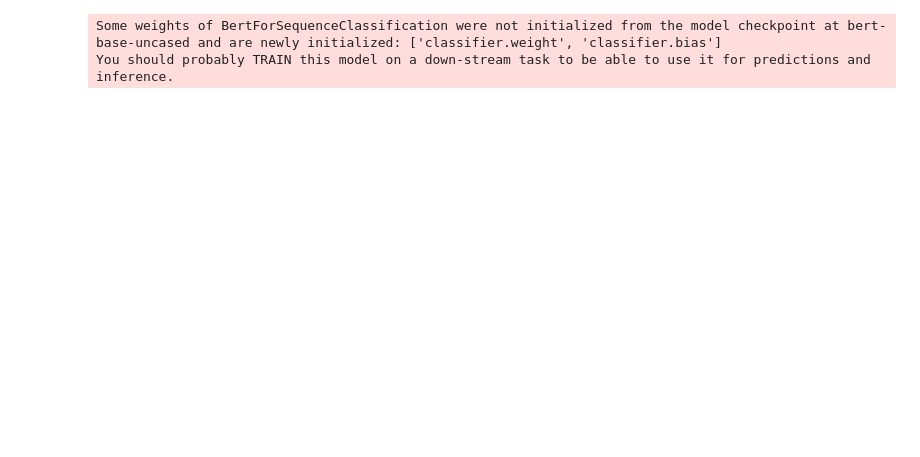
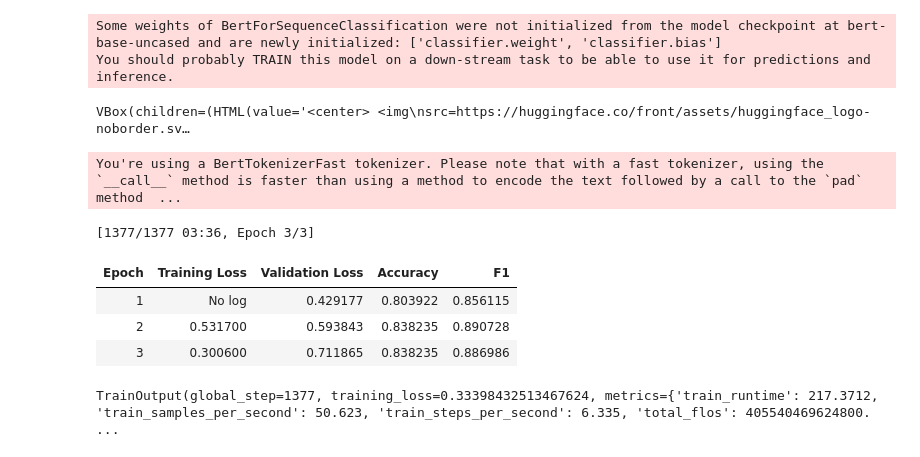
Before and after one commit to chineidu/NLP-Tutorial, a Jupyter notebook: notebook/06_Transformers/02_fineTuning.ipynb, the cells around one changed output. Cells and saved outputs as stored; diff of their text form; code cells hidden in the pictures; blank space fills up the shorter version.

```diff
--- a/notebook/06_Transformers/02_fineTuning.ipynb
+++ b/notebook/06_Transformers/02_fineTuning.ipynb
@@ -455,14 +457,29 @@ Training:
 # %%
 import evaluate
 
-from transformers import Trainer
-from transformers import TrainingArguments
-
-training_args = TrainingArguments("test-trainer")
-
+def tokenize_function(example):
+    """This is used to tokenize the elements in the dataset."""
+    return tokenizer(example["sentence1"], example["sentence2"], truncation=True)
 
 def compute_metrics(eval_preds):
+    """This will be used to evaluate the model's performance during training."""
     metric = evaluate.load("glue", "mrpc")
     logits, labels = eval_preds
     predictions = np.argmax(logits, axis=-1)
     return metric.compute(predictions=predictions, references=labels)
+# %%
+# Download the MRPC dataset like this:
+from datasets import load_dataset
+from transformers import AutoTokenizer
+from transformers import DataCollatorWithPadding
+
+
+raw_datasets = load_dataset(path="glue", name="mrpc")
+
+checkpoint = "bert-base-uncased"
+tokenizer = AutoTokenizer.from_pretrained(checkpoint)
+
+# Apply the `tokenize_function` on the entire dataset
+# Recommended!
+tokenized_datasets = raw_datasets.map(tokenize_function, batched=True)
+tokenized_datasets
@@ -469,14 +501,31 @@ def compute_metrics(eval_preds):
+# %%
+# Data collator that will dynamically pad the inputs received.
+data_collator = DataCollatorWithPadding(tokenizer=tokenizer)
 # %%
+from transformers import Trainer
+from transformers import TrainingArguments
+
+
 # Define a TrainingArguments class with hyperparameters to be used by the
 # Trainer for training and evaluation.
 training_args = TrainingArguments(output_dir="test-trainer",
                                   evaluation_strategy="epoch",
+                                  push_to_hub=False,
                                   )
 
 
 # Initialize the model
-model = AutoModelForSequenceClassification.from_pretrained(checkpoint, num_labels=2)
+model = AutoModelForSequenceClassification.from_pretrained(checkpoint,
+                                                           num_labels=2)
 # %% [output]
 Some weights of BertForSequenceClassification were not initialized from the model checkpoint at bert-base-uncased and are newly initialized: ['classifier.weight', 'classifier.bias']
 You should probably TRAIN this model on a down-stream task to be able to use it for predictions and inference.
+# %%
+# This is used to access the Huggingface Hub using an access token
+from huggingface_hub import notebook_login
+
+
+notebook_login()
+# %% [output]
+VBox(children=(HTML(value='<center> <img\nsrc=https://huggingface.co/front/assets/huggingface_logo-noborder.sv…
 # %%
@@ -489,3 +539,16 @@ trainer = Trainer(
     tokenizer=tokenizer,
     compute_metrics=compute_metrics,
 )
+# %%
+# To fine-tune the model on the dataset, call the train() method of our Trainer
+# With the addition of the compute_metrics function, the training metrics will
+# be displayed
+trainer.train()
+# %% [output]
+You're using a BertTokenizerFast tokenizer. Please note that with a fast tokenizer, using the `__call__` method is faster than using a method to encode the text followed by a call to the `pad` method  ...
+[1377/1377 03:36, Epoch 3/3]
+| Epoch | Training Loss | Validation Loss | Accuracy | F1 |
+| 1 | No log | 0.429177 | 0.803922 | 0.856115 |
+| 2 | 0.531700 | 0.593843 | 0.838235 | 0.890728 |
+| 3 | 0.300600 | 0.711865 | 0.838235 | 0.886986 |
+TrainOutput(global_step=1377, training_loss=0.33398432513467624, metrics={'train_runtime': 217.3712, 'train_samples_per_second': 50.623, 'train_steps_per_second': 6.335, 'total_flos': 405540469624800. ...
```
Also changed, not shown: parts of 5 cells of this notebook.
